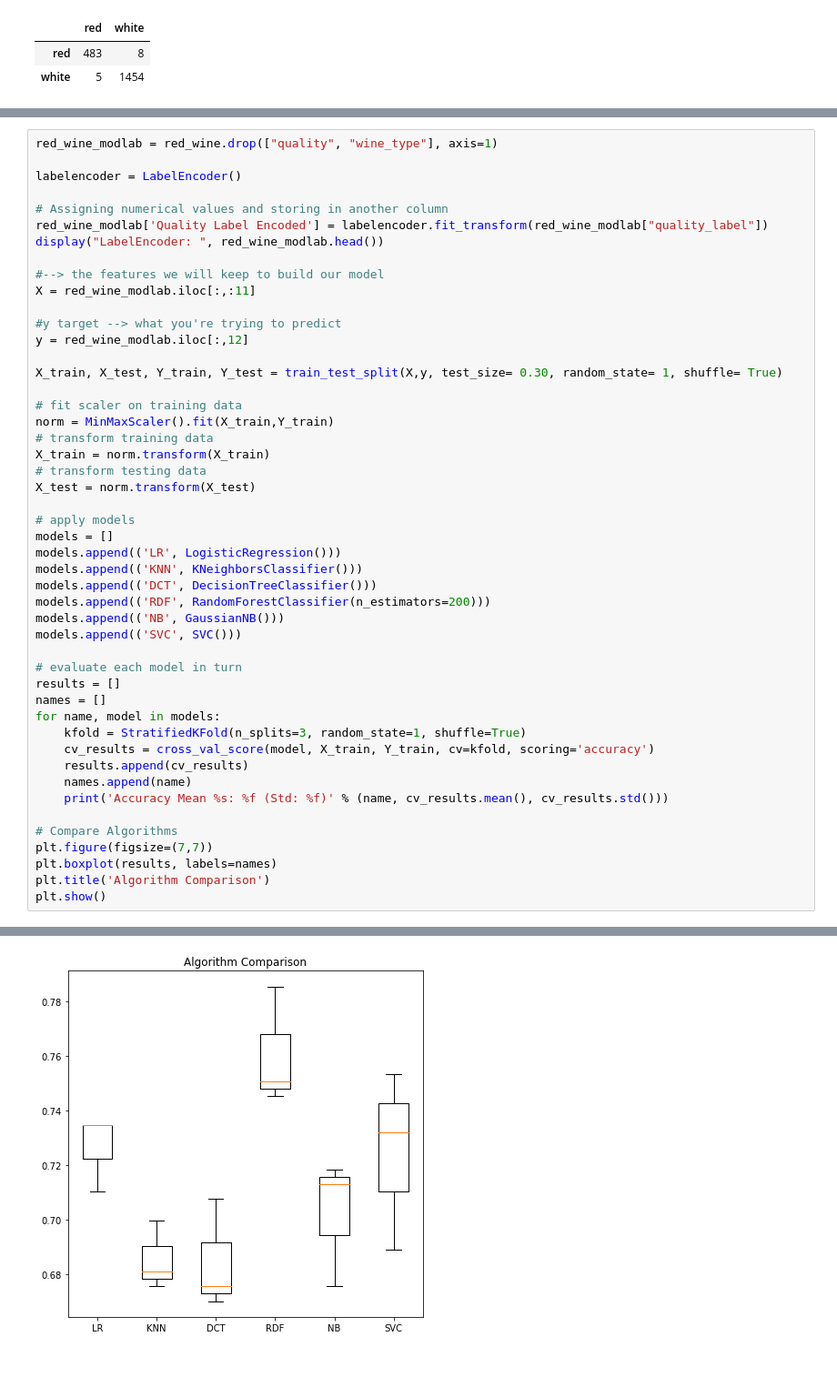
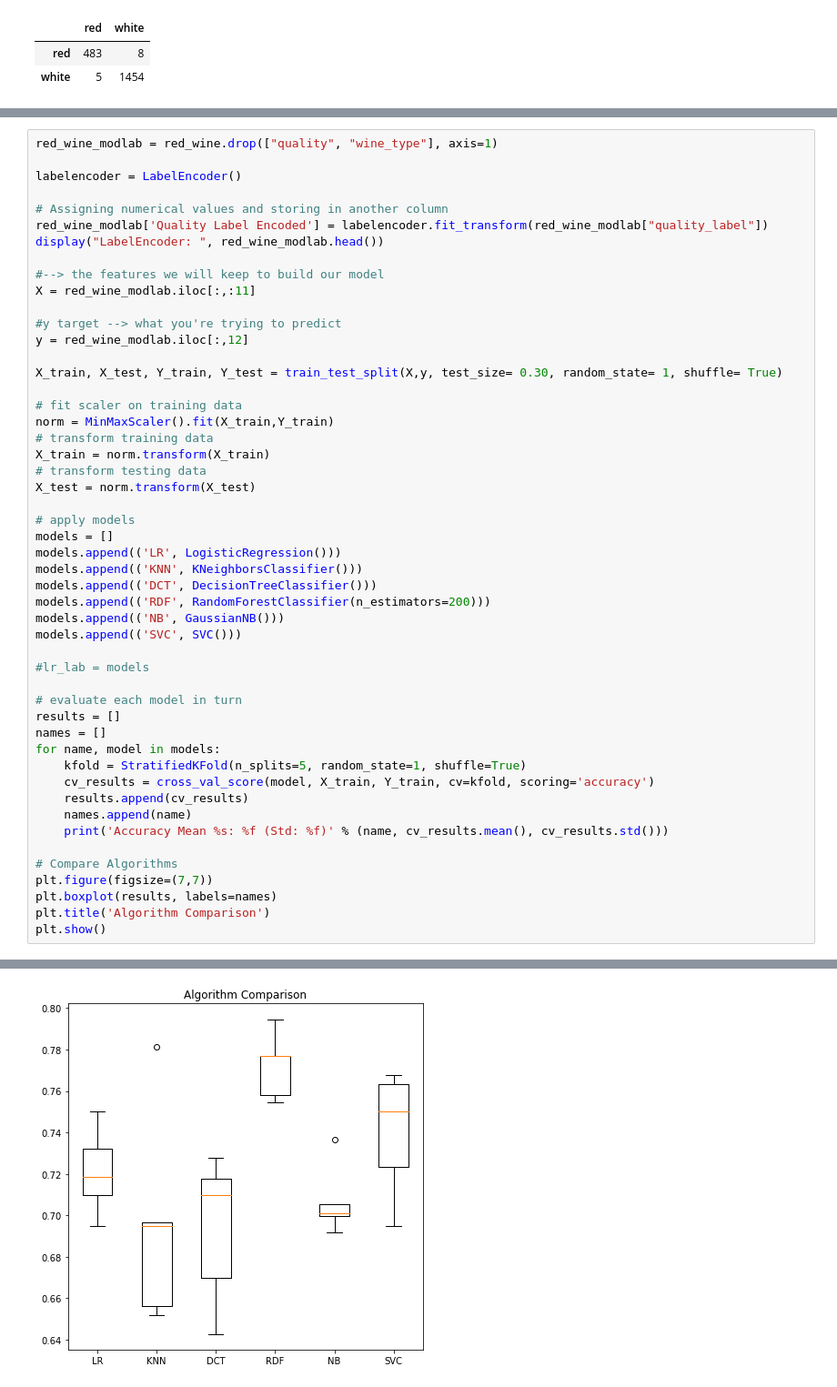
Before and after one commit to lvuduy/BlueBerry-Winery, a Jupyter notebook: PJ2_ML Models.ipynb, the cells around one changed output, grey strips where cells are left out. Shown: that part at 91% size. Cells and saved outputs as stored; diff of their text form.

```diff
--- a/PJ2_ML Models.ipynb
+++ b/PJ2_ML Models.ipynb
@@ -917,11 +921,13 @@ models.append(('RDF', RandomForestClassifier(n_estimators=200)))
 models.append(('NB', GaussianNB()))
 models.append(('SVC', SVC()))
 
+#lr_lab = models
+
 # evaluate each model in turn
 results = []
 names = []
 for name, model in models:
-	kfold = StratifiedKFold(n_splits=3, random_state=1, shuffle=True)
+	kfold = StratifiedKFold(n_splits=5, random_state=1, shuffle=True)
 	cv_results = cross_val_score(model, X_train, Y_train, cv=kfold, scoring='accuracy')
 	results.append(cv_results)
 	names.append(name)
@@ -949 +955 @@ Accuracy Mean SVC: 0.724754 (Std: 0.026750)
-[figure, old version]
+[figure, new version]
```
Also changed, not shown: parts of 14 cells of this notebook, 1 other file.
